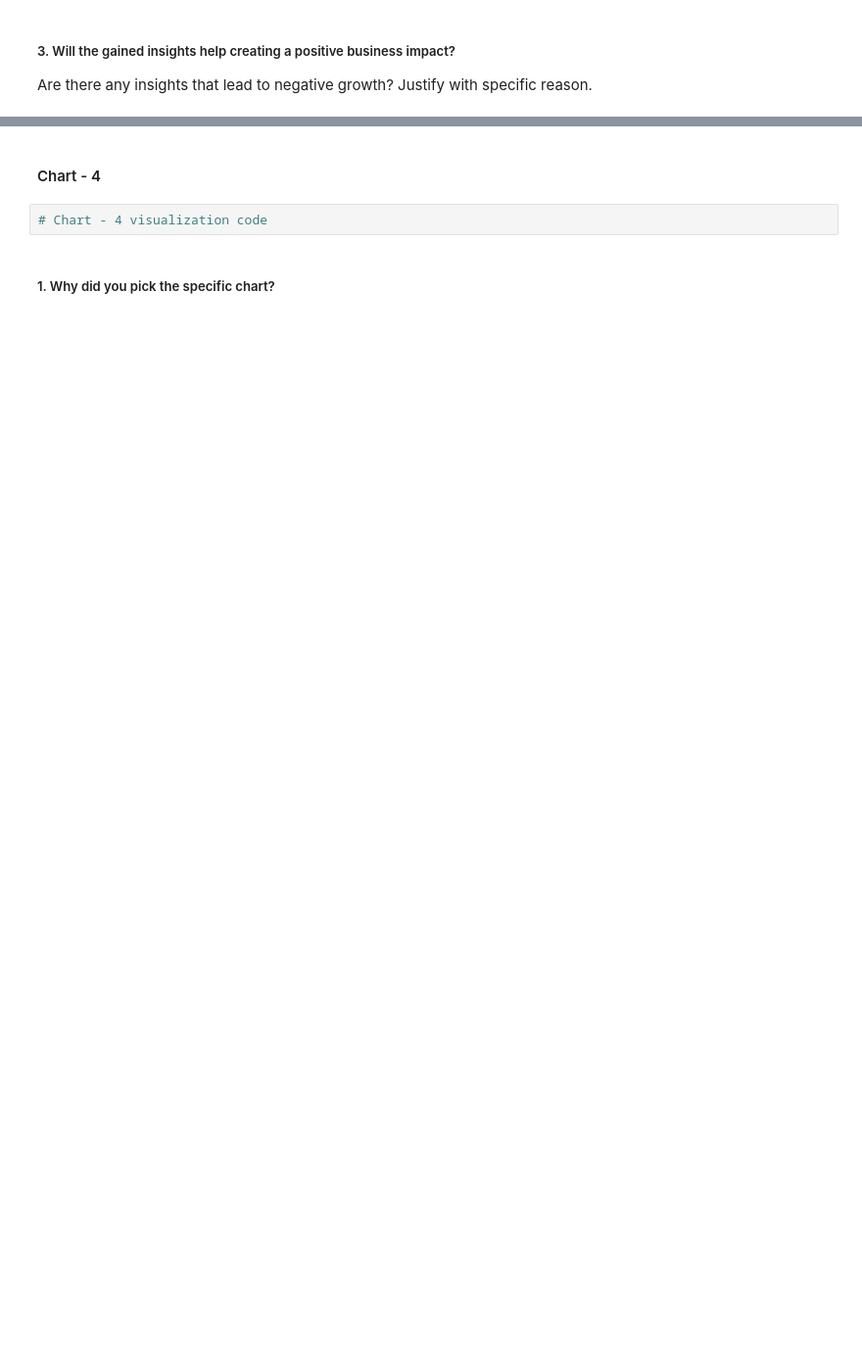
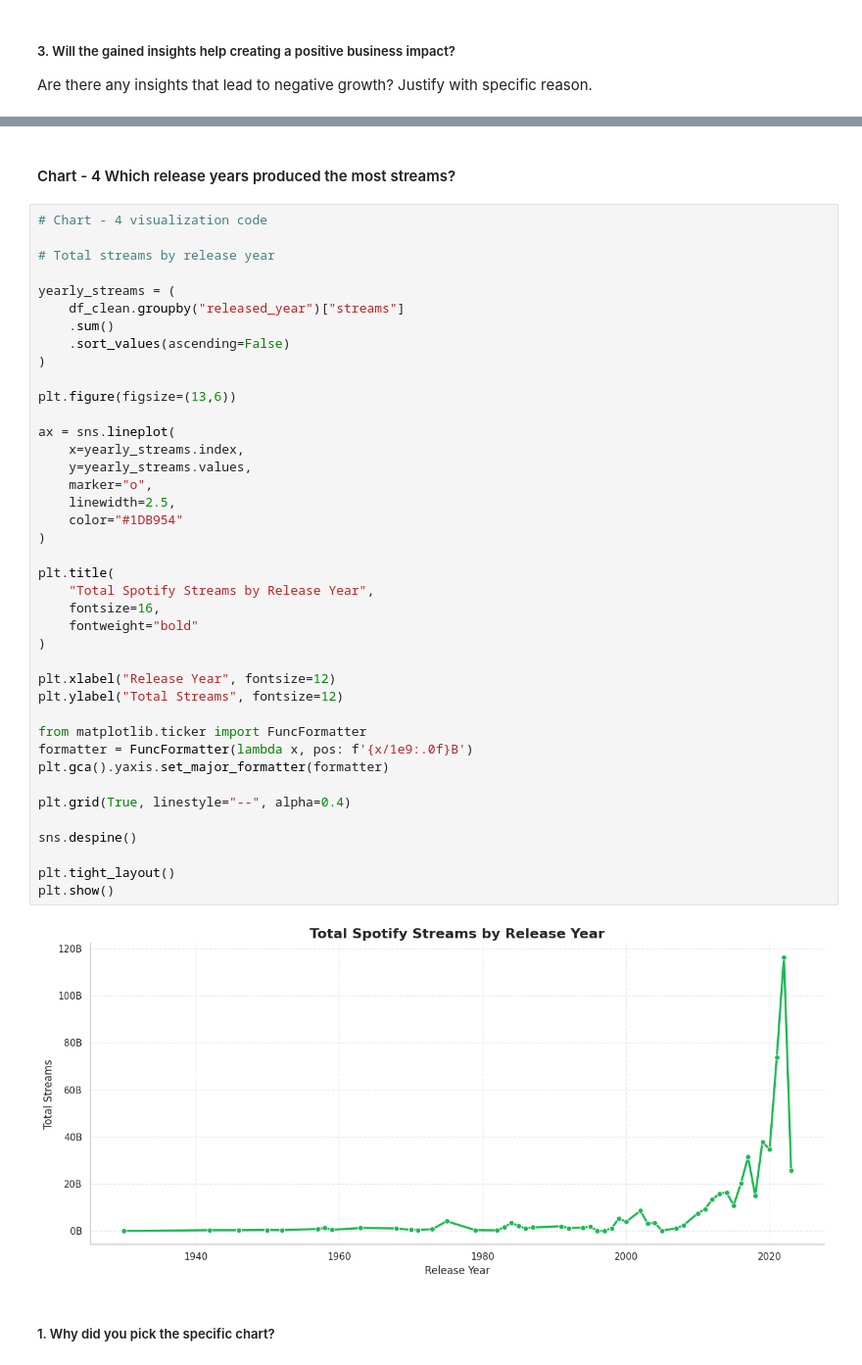
Before and after one commit to bhumika0205/Spotify-EDA, a Jupyter notebook: Spotify_EDA_2023.ipynb, the cells around one changed output, grey strips where cells are left out. Shown at 98% size. Drawn from its saved outputs; the diff is of its cells as text; blank space fills up the shorter version.

```diff
--- a/Spotify_EDA_2023.ipynb
+++ b/Spotify_EDA_2023.ipynb
@@ -533,6 +574,46 @@ Answer Here
 # %% [markdown]
-#### Chart - 4
+#### Chart - 4 Which release years produced the most streams?
-# %%
-# Chart - 4 visualization code
+# %%
+# Chart - 4 visualization code
+
+# Total streams by release year
+
+yearly_streams = (
+    df_clean.groupby("released_year")["streams"]
+    .sum()
+    .sort_values(ascending=False)
+)
+
+plt.figure(figsize=(13,6))
+
+ax = sns.lineplot(
+    x=yearly_streams.index,
+    y=yearly_streams.values,
+    marker="o",
+    linewidth=2.5,
+    color="#1DB954"
+)
+
+plt.title(
+    "Total Spotify Streams by Release Year",
+    fontsize=16,
+    fontweight="bold"
+)
+
+plt.xlabel("Release Year", fontsize=12)
+plt.ylabel("Total Streams", fontsize=12)
+
+from matplotlib.ticker import FuncFormatter
+formatter = FuncFormatter(lambda x, pos: f'{x/1e9:.0f}B')
+plt.gca().yaxis.set_major_formatter(formatter)
+
+plt.grid(True, linestyle="--", alpha=0.4)
+
+sns.despine()
+
+plt.tight_layout()
+plt.show()
+# %% [output]
+[figure, added]
 # %% [markdown]
 ##### 1. Why did you pick the specific chart?
```
Also changed, not shown: parts of 26 cells of this notebook.
